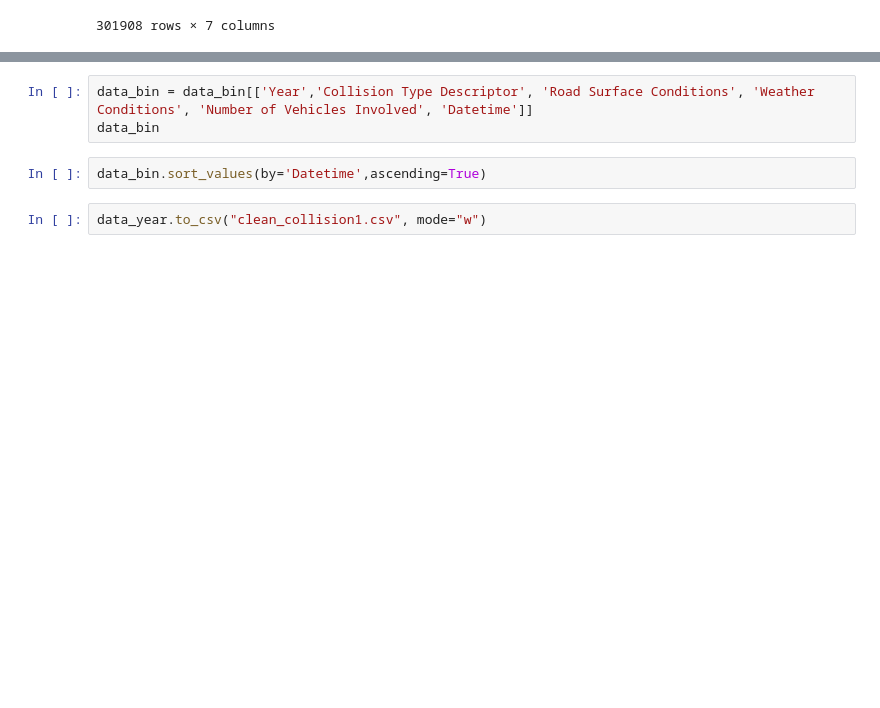
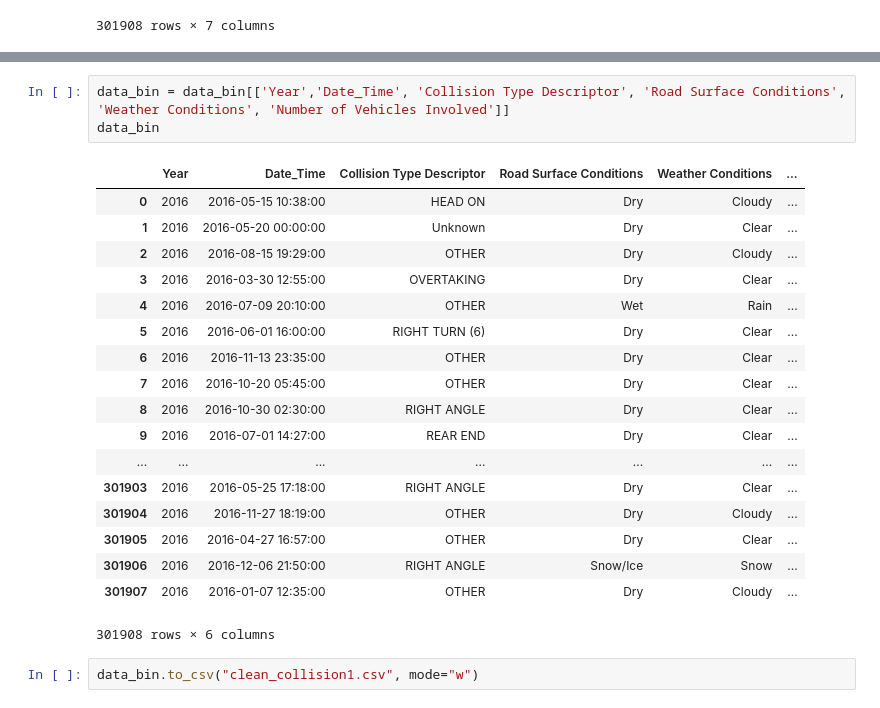
Before and after one commit to AmitChoudhary1392/Project-1_Team6, a Jupyter notebook: collision_date.ipynb, the cells around one changed output, grey strips where cells are left out. Drawn from its saved outputs; the diff is of its cells as text; blank space fills up the shorter version.

```diff
--- a/collision_date.ipynb
+++ b/collision_date.ipynb
@@ -32,7 +47,24 @@ KeyError: 'Date'
 # %%
-data_bin = data_bin[['Year','Collision Type Descriptor', 'Road Surface Conditions', 'Weather Conditions', 'Number of Vehicles Involved', 'Datetime']]
+data_bin = data_bin[['Year','Date_Time', 'Collision Type Descriptor', 'Road Surface Conditions', 'Weather Conditions', 'Number of Vehicles Involved']]
 data_bin
+# %% [output]
+|  | Year | Date_Time | Collision Type Descriptor | Road Surface Conditions | Weather Conditions | ... |
+| 0 | 2016 | 2016-05-15 10:38:00 | HEAD ON | Dry | Cloudy | ... |
+| 1 | 2016 | 2016-05-20 00:00:00 | Unknown | Dry | Clear | ... |
+| 2 | 2016 | 2016-08-15 19:29:00 | OTHER | Dry | Cloudy | ... |
+| 3 | 2016 | 2016-03-30 12:55:00 | OVERTAKING | Dry | Clear | ... |
+| 4 | 2016 | 2016-07-09 20:10:00 | OTHER | Wet | Rain | ... |
+| 5 | 2016 | 2016-06-01 16:00:00 | RIGHT TURN (6) | Dry | Clear | ... |
+| 6 | 2016 | 2016-11-13 23:35:00 | OTHER | Dry | Clear | ... |
+| 7 | 2016 | 2016-10-20 05:45:00 | OTHER | Dry | Clear | ... |
+| 8 | 2016 | 2016-10-30 02:30:00 | RIGHT ANGLE | Dry | Clear | ... |
+| 9 | 2016 | 2016-07-01 14:27:00 | REAR END | Dry | Clear | ... |
+| ... | ... | ... | ... | ... | ... | ... |
+| 301903 | 2016 | 2016-05-25 17:18:00 | RIGHT ANGLE | Dry | Clear | ... |
+| 301904 | 2016 | 2016-11-27 18:19:00 | OTHER | Dry | Cloudy | ... |
+| 301905 | 2016 | 2016-04-27 16:57:00 | OTHER | Dry | Clear | ... |
+| 301906 | 2016 | 2016-12-06 21:50:00 | RIGHT ANGLE | Snow/Ice | Snow | ... |
+| 301907 | 2016 | 2016-01-07 12:35:00 | OTHER | Dry | Cloudy | ... |
+301908 rows × 6 columns
-# %%
-data_bin.sort_values(by='Datetime',ascending=True)
 # %%
-data_year.to_csv("clean_collision1.csv", mode="w")
+data_bin.to_csv("clean_collision1.csv", mode="w")
```
Also changed, not shown: parts of 2 cells of this notebook, 1 other file.
